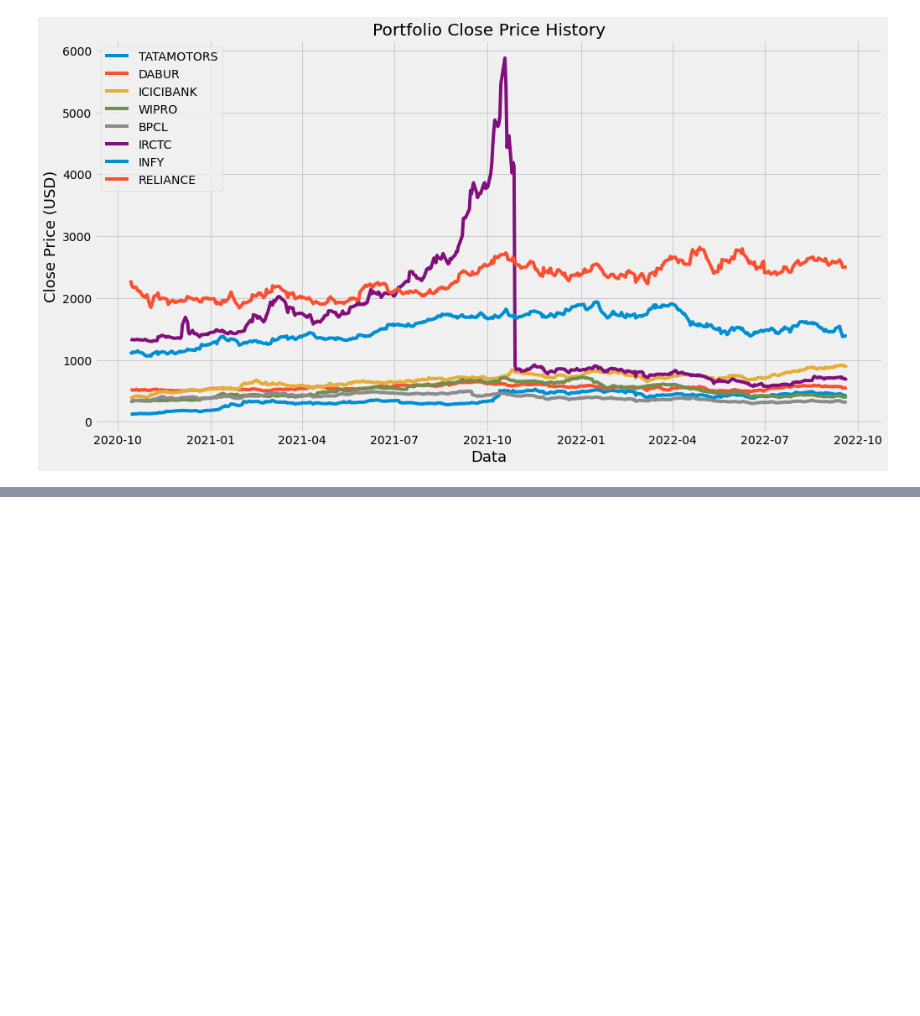
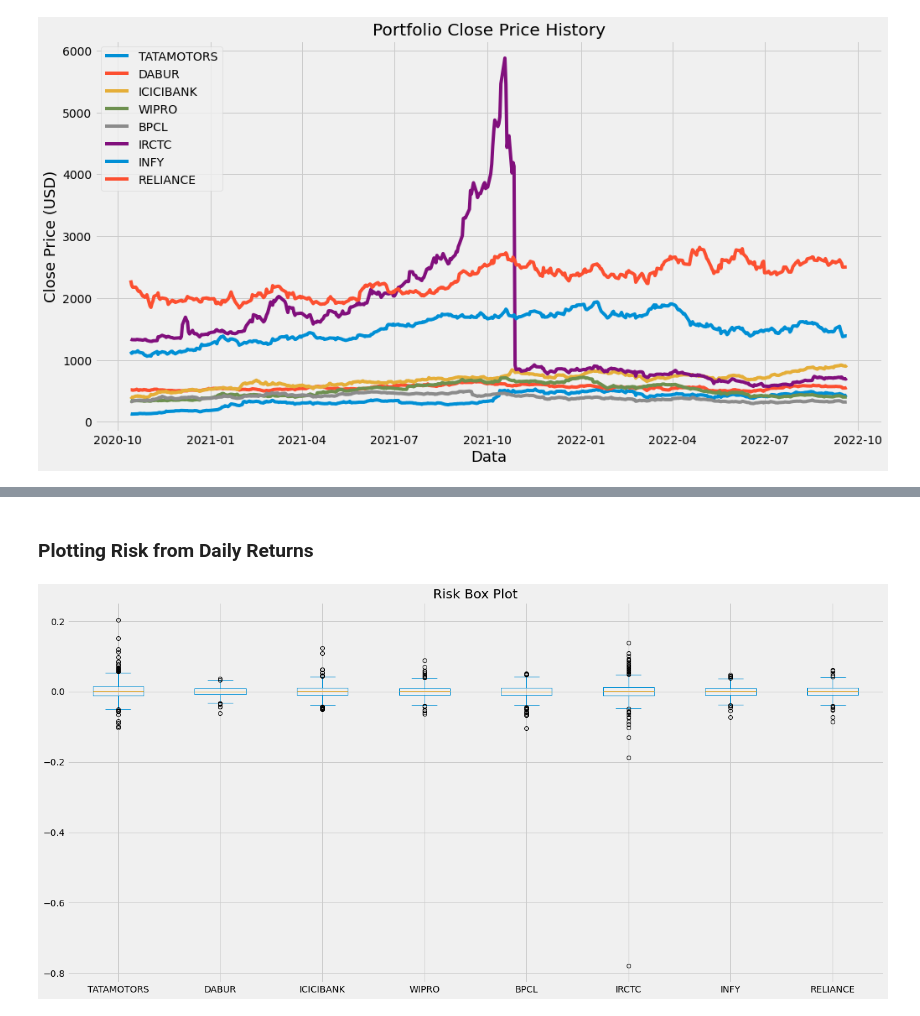
Before and after one commit to manuelinfosec/eda-analysis-for-portfolio-optimisation, a Jupyter notebook: main.ipynb, the cells around one changed output, grey strips where cells are left out. Saved outputs shown, nothing was run; the diff lists cells and outputs as text; code cells hidden in the pictures; blank space fills up the shorter version.

```diff
--- a/main.ipynb
+++ b/main.ipynb
@@ -74,0 +165,7 @@ plt.show(fig)
+# %% [markdown]
+### Plotting Risk from Daily Returns
+# %%
+plot = returns_D1.plot(kind = "box", figsize = (20,10), title = "Risk Box Plot")
+fig = plot.get_figure().savefig("reports/daily_risk.png")
+# %% [output]
+[figure, added]
```
Also changed, not shown: parts of 15 cells of this notebook, 2 other files.
